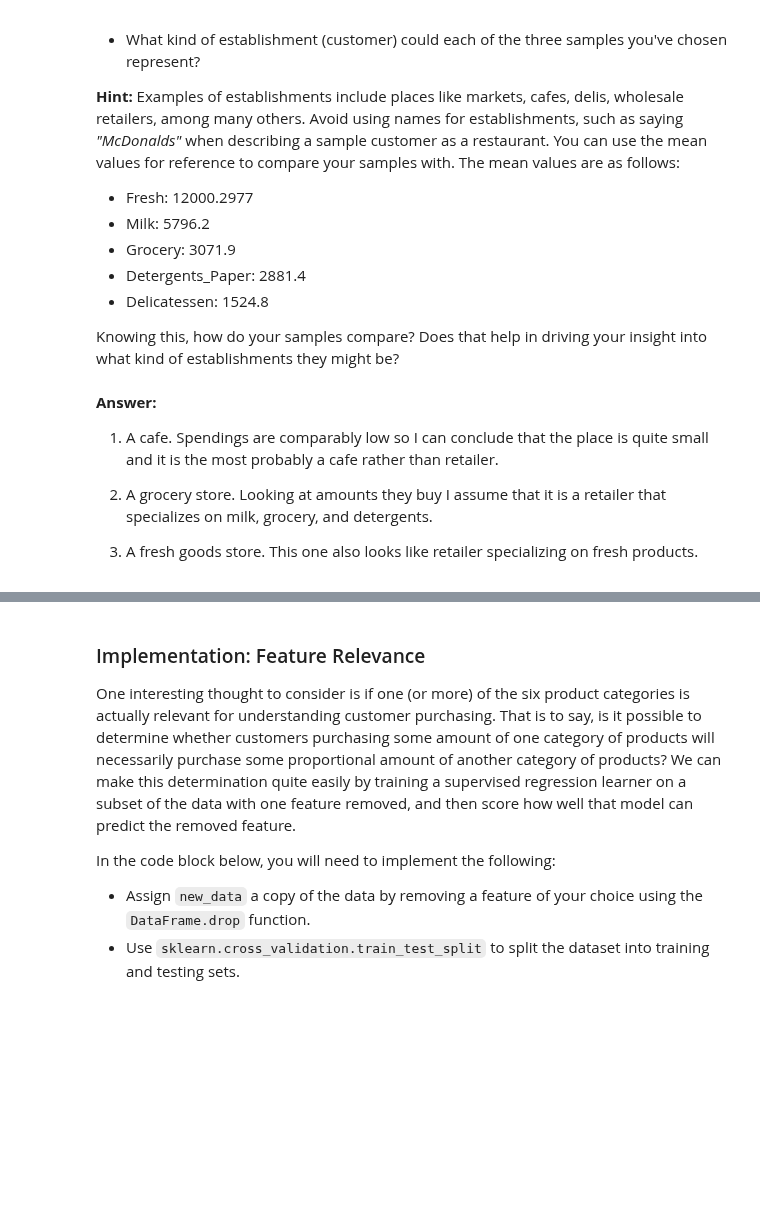
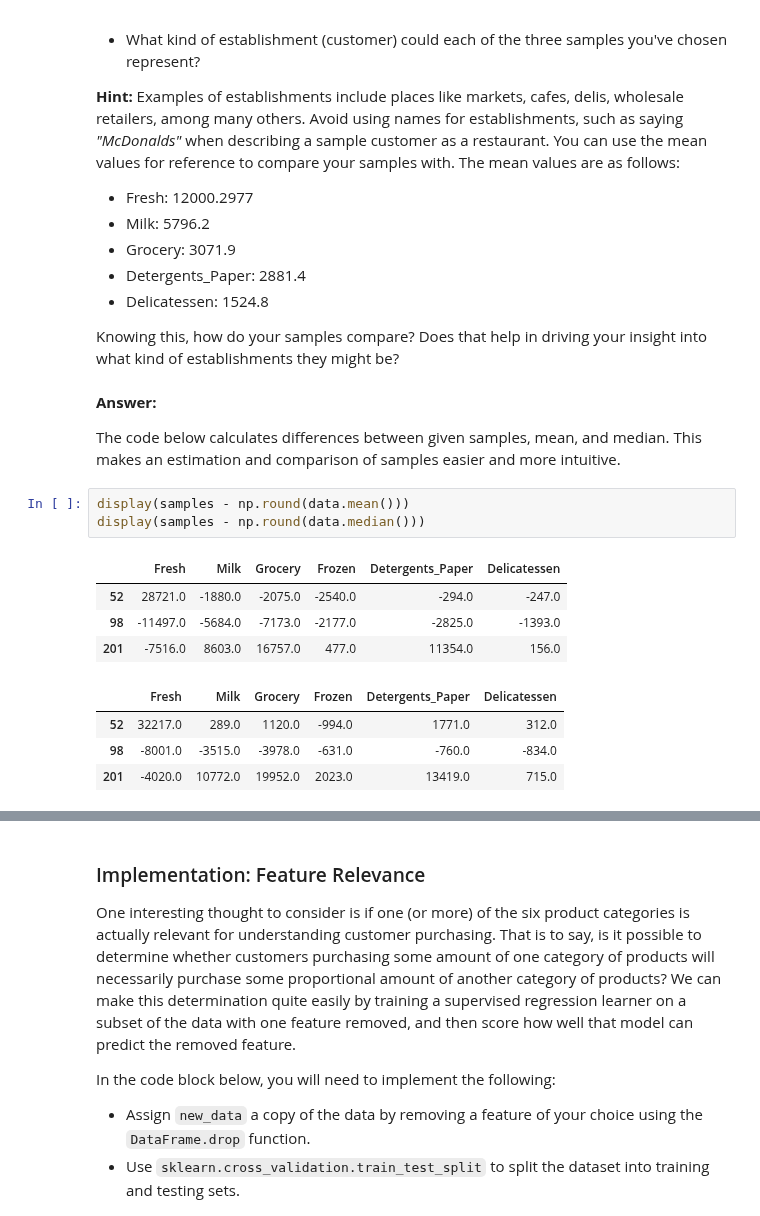
Before and after one commit to fink-stanislav/machine-learning, a Jupyter notebook: projects/customer_segments/customer_segments.ipynb, the cells around one changed output, grey strips where cells are left out. Cells and saved outputs as stored; diff of their text form; blank space fills up the shorter version.

```diff
--- a/projects/customer_segments/customer_segments.ipynb
+++ b/projects/customer_segments/customer_segments.ipynb
@@ -88,14 +95,19 @@ Consider the total purchase cost of each product category and the statistical de
 * Delicatessen: 1524.8
 
 Knowing this, how do your samples compare? Does that help in driving your insight into what kind of establishments they might be?
-# %% [markdown]
-**Answer:**
-
-1. A cafe.
-Spendings are comparably low so I can conclude that the place is quite small and it is the most probably a cafe rather than retailer.
-
-2. A grocery store.
-Looking at amounts they buy I assume that it is a retailer that specializes on milk, grocery, and detergents.
-
-3. A fresh goods store.
-This one also looks like retailer specializing on fresh products.
+# %% [markdown]
+**Answer:**
+
+The code below calculates differences between given samples, mean, and median. This makes an estimation and comparison of samples easier and more intuitive.
+# %%
+display(samples - np.round(data.mean()))
+display(samples - np.round(data.median()))
+# %% [output]
+|  | Fresh | Milk | Grocery | Frozen | Detergents_Paper | Delicatessen |
+| 52 | 28721.0 | -1880.0 | -2075.0 | -2540.0 | -294.0 | -247.0 |
+| 98 | -11497.0 | -5684.0 | -7173.0 | -2177.0 | -2825.0 | -1393.0 |
+| 201 | -7516.0 | 8603.0 | 16757.0 | 477.0 | 11354.0 | 156.0 |
+|  | Fresh | Milk | Grocery | Frozen | Detergents_Paper | Delicatessen |
+| 52 | 32217.0 | 289.0 | 1120.0 | -994.0 | 1771.0 | 312.0 |
+| 98 | -8001.0 | -3515.0 | -3978.0 | -631.0 | -760.0 | -834.0 |
+| 201 | -4020.0 | 10772.0 | 19952.0 | 2023.0 | 13419.0 | 715.0 |
```
Also changed, not shown: parts of 17 cells of this notebook.
